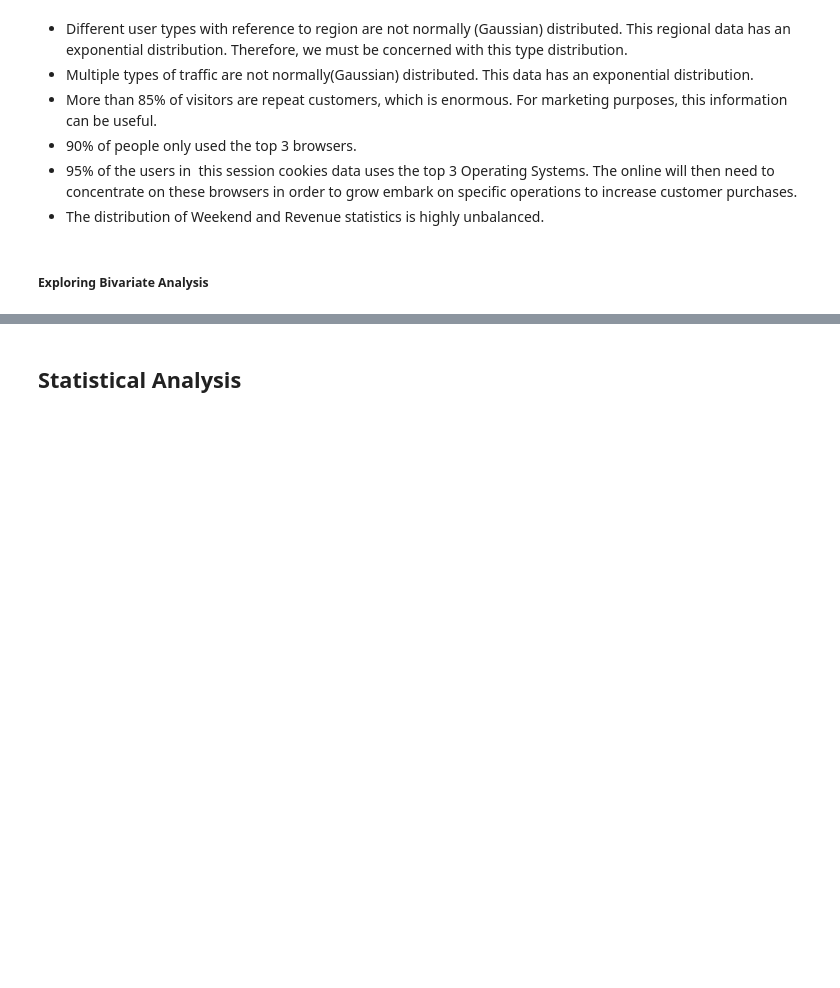
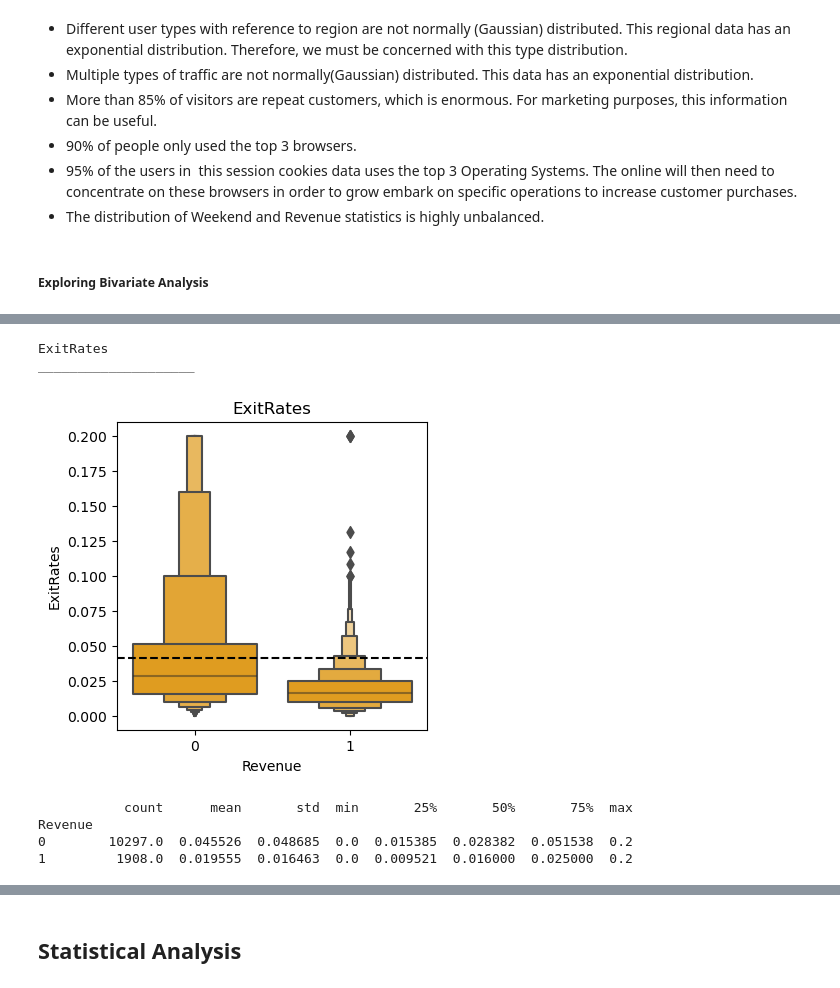
Before and after one commit to zeumoweb/Intro-to-ai-final-project, a Jupyter notebook: main.ipynb, the cells around one changed output, grey strips where cells are left out. Cells and saved outputs as stored; diff of their text form; code cells hidden in the pictures; blank space fills up the shorter version.

```diff
--- a/main.ipynb
+++ b/main.ipynb
@@ -103 +263,11 @@ exploredata.bivariate_categorical(data=UserCookiesData, target="Revenue", catego
+# %%
+exploredata.bivariate_quant(data = UserCookiesData, target = 'Revenue', quantitative_var = 'ExitRates')
+# %% [output]
+ExitRates
+____________________
+[figure, added]
+           count      mean       std  min       25%       50%       75%  max
+Revenue
+0        10297.0  0.045526  0.048685  0.0  0.015385  0.028382  0.051538  0.2
+1         1908.0  0.019555  0.016463  0.0  0.009521  0.016000  0.025000  0.2
 # %%
```
Also changed, not shown: parts of 35 cells of this notebook, 1 other file.
